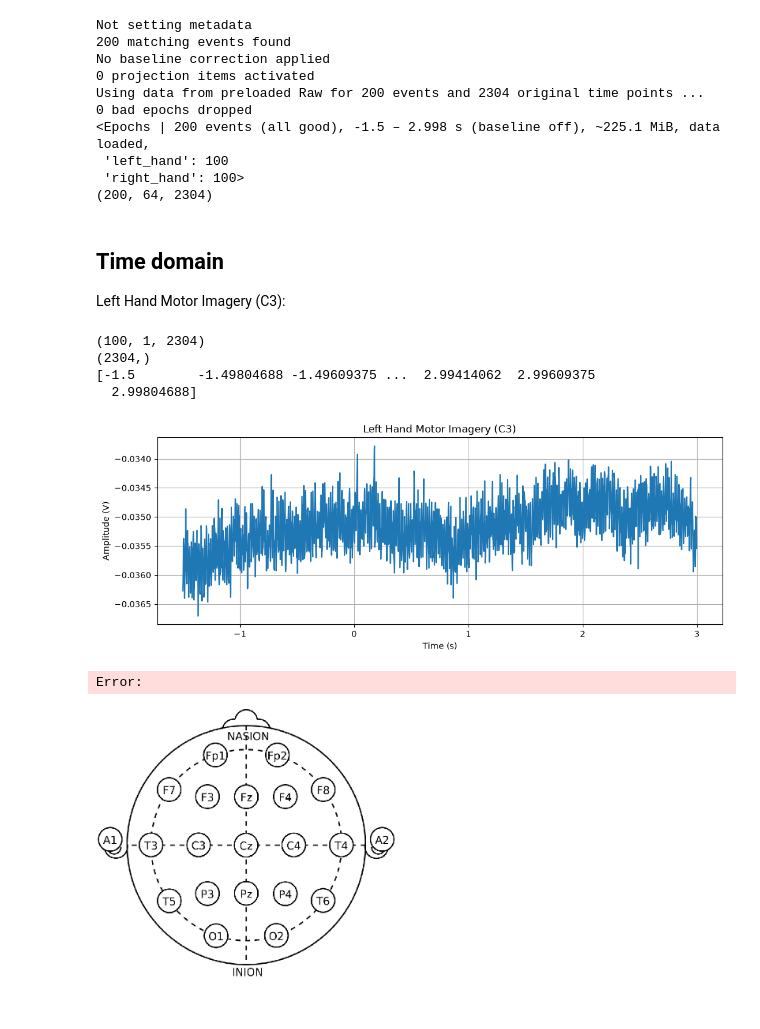
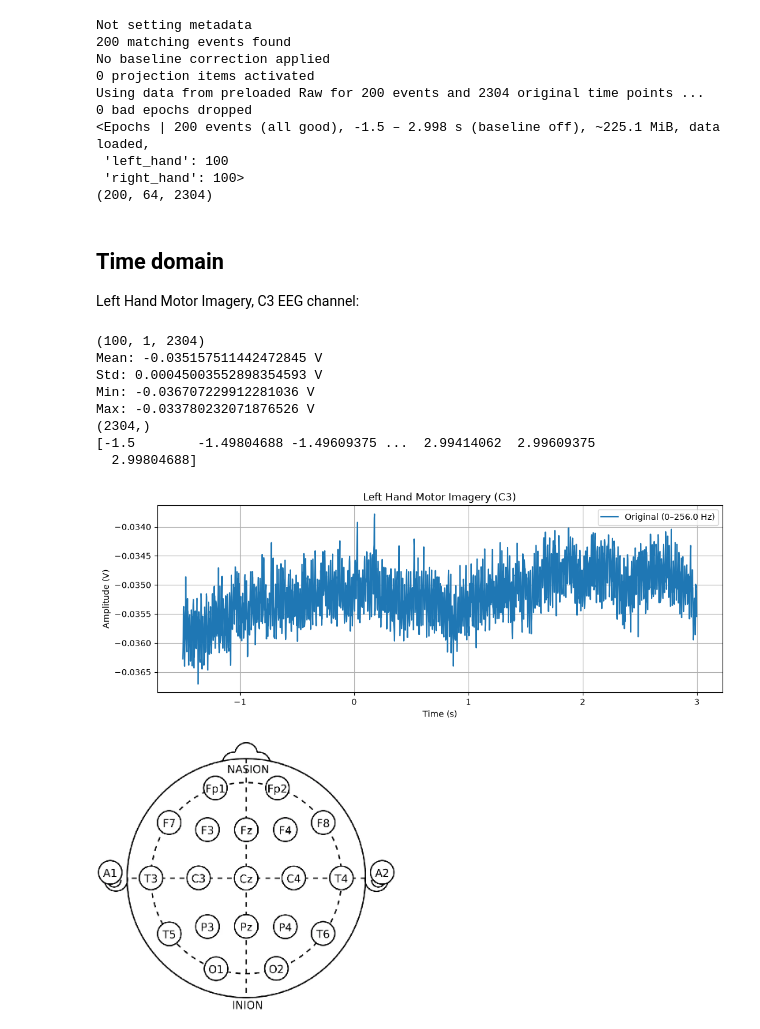
Before and after one commit to alarxx/BCI_Midterm_Project, a Jupyter notebook: project.ipynb, the cells around one changed output. Cells and saved outputs as stored; diff of their text form; code cells hidden in the pictures.

```diff
--- a/project.ipynb
+++ b/project.ipynb
@@ -366,22 +353,25 @@ Event IDs: [1 2]
 # %% [markdown]
 Extract epochs from raw:
 # %%
-epochs = mne.Epochs(
-    raw,
-    events,
-    event_id={
-        "left_hand": 1,
-        "right_hand": 2
-    },
-    tmin=-1.5, # 0,
-    tmax=3 - 1 / raw.info["sfreq"], # exclude last sample, 3 - 1/512 = 2.998s
-    picks="eeg",
-    baseline=None,
-    preload=True
-)
+def get_epochs(raw, events):
+    return mne.Epochs(
+        raw,
+        events,
+        event_id={
+            "left_hand": 1,
+            "right_hand": 2
+        },
+        tmin=-1.5, # 0,
+        tmax=3 - 1 / raw.info["sfreq"], # exclude last sample, 3 - 1/512 = 2.998s
+        picks="eeg",
+        baseline=None,
+        preload=True
+    )
+
+epochs = get_epochs(raw, events) # .resample(128)
 
 print(epochs) # 200 events: 100 left, 100 right hand
-print(epochs.get_data().shape) # [200, 64, 512*3=1536]
+print(epochs.get_data().shape) # [200, 64, 1536=512*3]
 # %% [output]
 Not setting metadata
 200 matching events found
@@ -396,35 +386,45 @@ Using data from preloaded Raw for 200 events and 2304 original time points ...
 # %% [markdown]
 ## Time domain
 
-Left Hand Motor Imagery (C3):
+Left Hand Motor Imagery, C3 EEG channel:
 # %%
 import matplotlib.pyplot as plt
 
 
 left = epochs["left_hand"]
 
 signal = left.get_data(picks=["C3"])
 print(signal.shape) # (100, 1, 1536)
+
+print("Mean:", signal[0].mean(), "V")
+print("Std:", signal[0].std(), "V")
+print("Min:", signal[0].min(), "V")
+print("Max:", signal[0].max(), "V")
+
 signal = signal[0, 0]
 print(signal.shape) # (1536)
 time = left.times # [0.0, ..., 2.998]
 print(time)
 
 plt.figure(figsize=(12, 4))
-plt.plot(time, signal)
+plt.plot(time, signal, label=f"Original ({0}–{raw.info['sfreq'] / 2} Hz)")
 
 plt.xlabel("Time (s)")
 plt.ylabel("Amplitude (V)")
 plt.title("Left Hand Motor Imagery (C3)")
+plt.legend()
 plt.grid()
 plt.show()
 # %% [output]
 (100, 1, 2304)
+Mean: -0.035157511442472845 V
+Std: 0.00045003552898354593 V
+Min: -0.036707229912281036 V
+Max: -0.033780232071876526 V
 (2304,)
 [-1.5        -1.49804688 -1.49609375 ...  2.99414062  2.99609375
   2.99804688]
-[figure, old version]
+[figure, new version]
-Error:
 # %%
 display(Image(
     filename="assets/21_electrodes_of_International_10-20_system_for_EEG.png",
```
Also changed, not shown: parts of 19 cells of this notebook.
